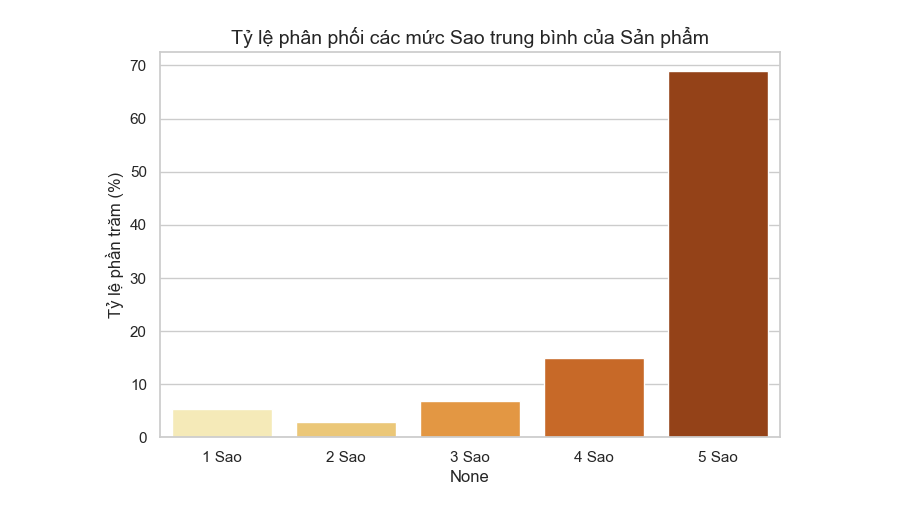
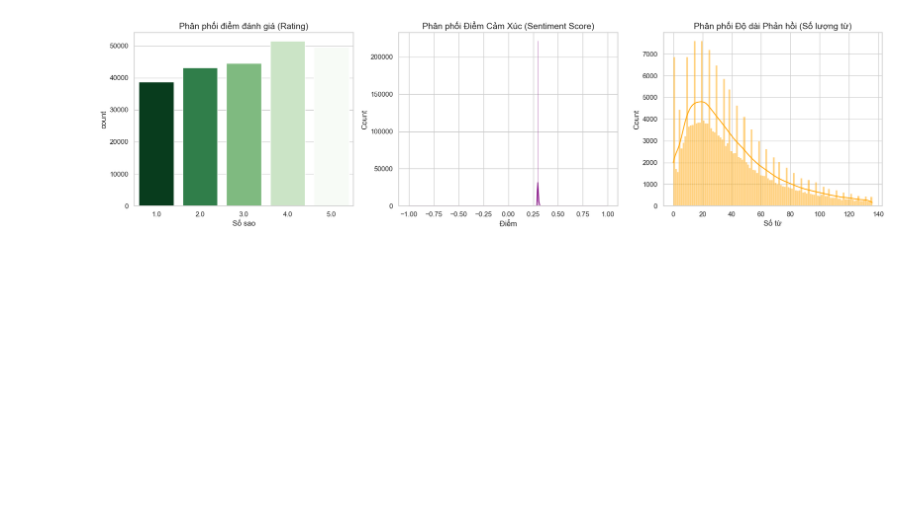
Before and after one commit to NguynnThah/CTD2026_DT049, a Jupyter notebook: notebooks/02_EDA.ipynb, the cells around one changed output. Saved outputs shown, nothing was run; the diff lists cells and outputs as text; code cells hidden in the pictures; blank space fills up the shorter version.

```diff
--- a/notebooks/02_EDA.ipynb
+++ b/notebooks/02_EDA.ipynb
@@ -16,11 +19,10 @@ zip_path = r"D:\UNI\NCKH\CTD2026_DT049\Dataset\processed\cleaned_amazon_dataset.
 with zipfile.ZipFile(zip_path, "r") as z:
     csv_files = [f for f in z.namelist() if f.endswith(".csv")]
     if not csv_files:
-        raise FileNotFoundError("Không tìm thấy file .csv nào!")
+        raise FileNotFoundError("Không tìm thấy file .csv nào trong file ZIP!")
 
-    # Đọc file dữ liệu
     with z.open(csv_files[0]) as f:
         df = pd.read_csv(f)
 
-print(f" Đã tải dữ liệu thành công! Số lượng dòng: {df.shape[0]}, Số lượng cột: {df.shape[1]}")
+print(f"Đã tải thành công! Kích thước: {df.shape[0]} dòng, {df.shape[1]} cột ---")
 # %% [output]
@@ -166,32 +137,54 @@ Cột rating_stars không thể chuyển sang dạng số.
 # %%
-# Tính trung bình phần trăm phân phối các sao của toàn bộ tập dữ liệu
-star_cols = [
-    "rating_distribution_1star",
-    "rating_distribution_2star",
-    "rating_distribution_3star",
-    "rating_distribution_4star",
-    "rating_distribution_5star",
-]
-available_stars = [col for col in star_cols if col in df.columns]
+# 5. REVIEW ANALYSIS
 
-if available_stars:
-    mean_distribution = (
-        df[available_stars]
-        .replace(r"%", "", regex=True)
-        .astype(float)
-        .mean()
-    )
+# 5.1 Phân tích nguồn dữ liệu văn bản (Text vs Reviewtext)
+print(f"Số lượng bản ghi có dữ liệu ở cột 'reviewtext': {df['reviewtext'].notna().sum()}")
+print(f"Số lượng bản ghi có dữ liệu ở cột 'text': {df['text'].notna().sum()}")
 
-    plt.figure(figsize=(8, 5))
-    sns.barplot(
-        x=mean_distribution.index, y=mean_distribution.values, palette="YlOrBr"
-    )
-    plt.title("Tỷ lệ phân phối các mức Sao trung bình của Sản phẩm")
-    plt.ylabel("Tỷ lệ phần trăm (%)")
-    plt.xticks(
-        ticks=range(5), labels=["1 Sao", "2 Sao", "3 Sao", "4 Sao", "5 Sao"]
-    )
-    plt.show()
-else:
-    print("Không tìm thấy các cột phân phối sao.")
+# Chọn thuộc tính chủ đạo để phân tích độ dài và tần suất từ
+text_col = "text" if df["text"].notna().sum() > df["reviewtext"].notna().sum() else "reviewtext"
+print(f"-> Hệ thống tự động chọn thuộc tính [{text_col}] làm chủ đạo để phân tích Text Mining.")
+
+# Tính độ dài từ (Word count)
+df["review_length"] = df[text_col].apply(
+    lambda x: len(str(x).split()) if pd.notna(x) else 0
+)
+
+# VẼ ĐỒ THỊ VĂN BẢN
+fig, axes = plt.subplots(1, 3, figsize=(18, 5))
+
+# Đồ thị 5.2: Phân phối điểm đánh giá (Dựa hoàn toàn vào cột rating)
+if "rating" in df.columns:
+    sns.countplot(x="rating", data=df, hue="rating", palette="Greens_r", ax=axes[0], legend=False)
+    axes[0].set_title("Phân phối điểm đánh giá (Rating)")
+    axes[0].set_xlabel("Số sao")
+
+# Đồ thị 5.3: Phân phối điểm cảm xúc (Sentiment Score)
+if "sentiment_score" in df.columns:
+    sns.histplot(df["sentiment_score"].dropna(), kde=True, color="purple", ax=axes[1])
+    axes[1].set_title("Phân phối Điểm Cảm Xúc (Sentiment Score)")
+    axes[1].set_xlabel("Điểm")
+
+# Đồ thị 5.4: Phân phối độ dài của phản hồi
+sns.histplot(df[df["review_length"] < df["review_length"].quantile(0.95)]["review_length"], kde=True, color="orange", ax=axes[2])
+axes[2].set_title("Phân phối Độ dài Phản hồi (Số lượng từ)")
+axes[2].set_xlabel("Số từ")
+
+plt.tight_layout()
+plt.show()
+
+# Đồ thị 5.5: Phân tích tần suất từ xuất hiện (Word Frequency)
+print("\n--- Top 15 từ xuất hiện nhiều nhất trong văn bản phản hồi ---")
+all_words = " ".join(df[text_col].astype(str).dropna()).lower()
+tokens = re.findall(r"\b[a-zA-Z]{3,}\b", all_words) # Lấy từ có từ 3 chữ cái trở lên
+stop_words = {"the", "and", "this", "for", "with", "that", "was", "but", "you", "they"} # Bộ từ dừng cơ bản
+filtered_tokens = [w for w in tokens if w not in stop_words]
+
+word_counts = Counter(filtered_tokens).most_common(15)
+word_df = pd.DataFrame(word_counts, columns=["Word", "Frequency"])
+
+plt.figure(figsize=(10, 5))
+sns.barplot(x="Frequency", y="Word", data=word_df, palette="GnBu_r")
+plt.title(f"Top 15 từ khóa xuất hiện nhiều nhất trong cột {text_col}")
+plt.show()
 # %% [output]
@@ -201 +194 @@ Passing `palette` without assigning `hue` is deprecated and will be removed in v
-[figure, old version]
+[figure, new version]
```
Also changed, not shown: parts of 12 cells of this notebook.
